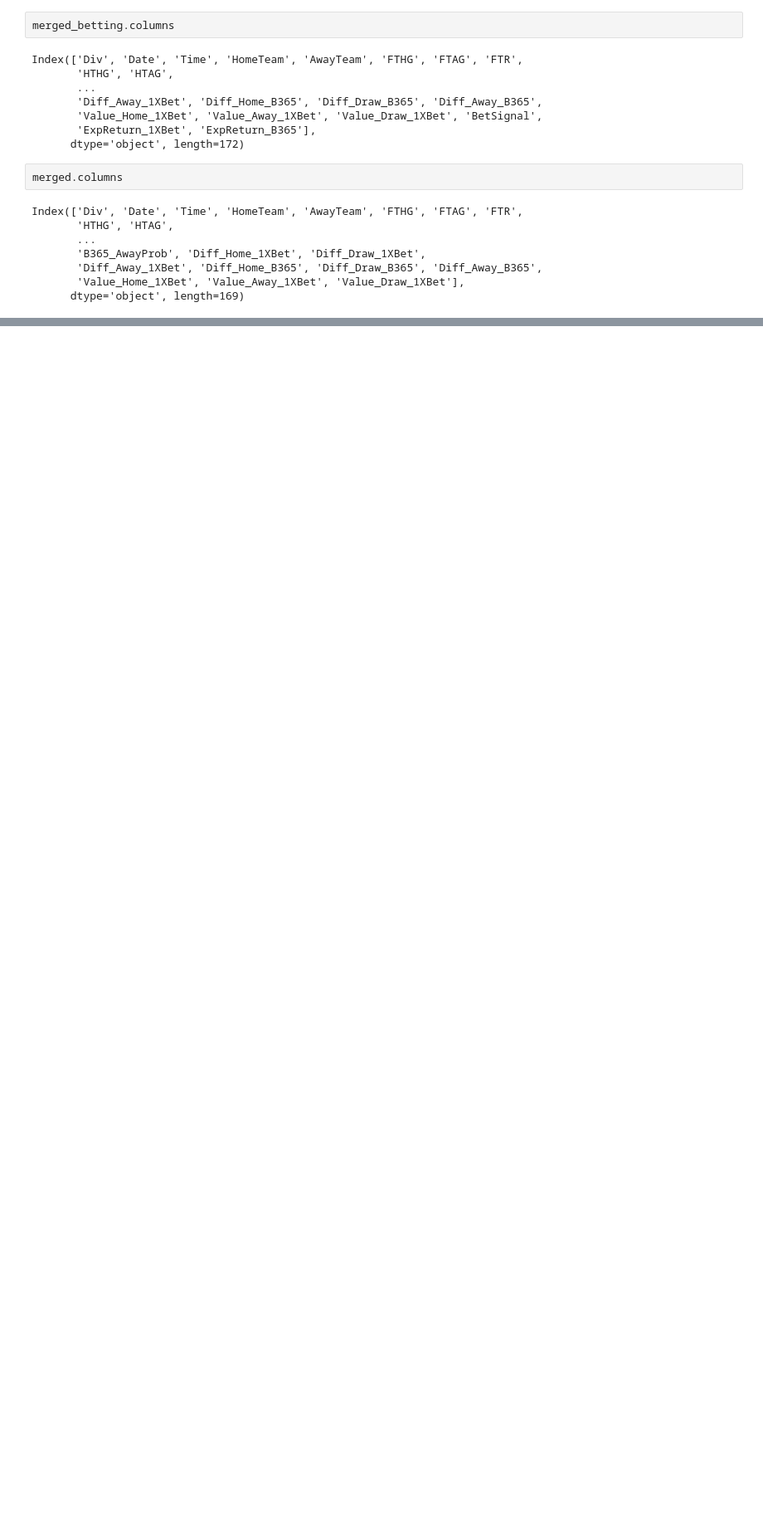
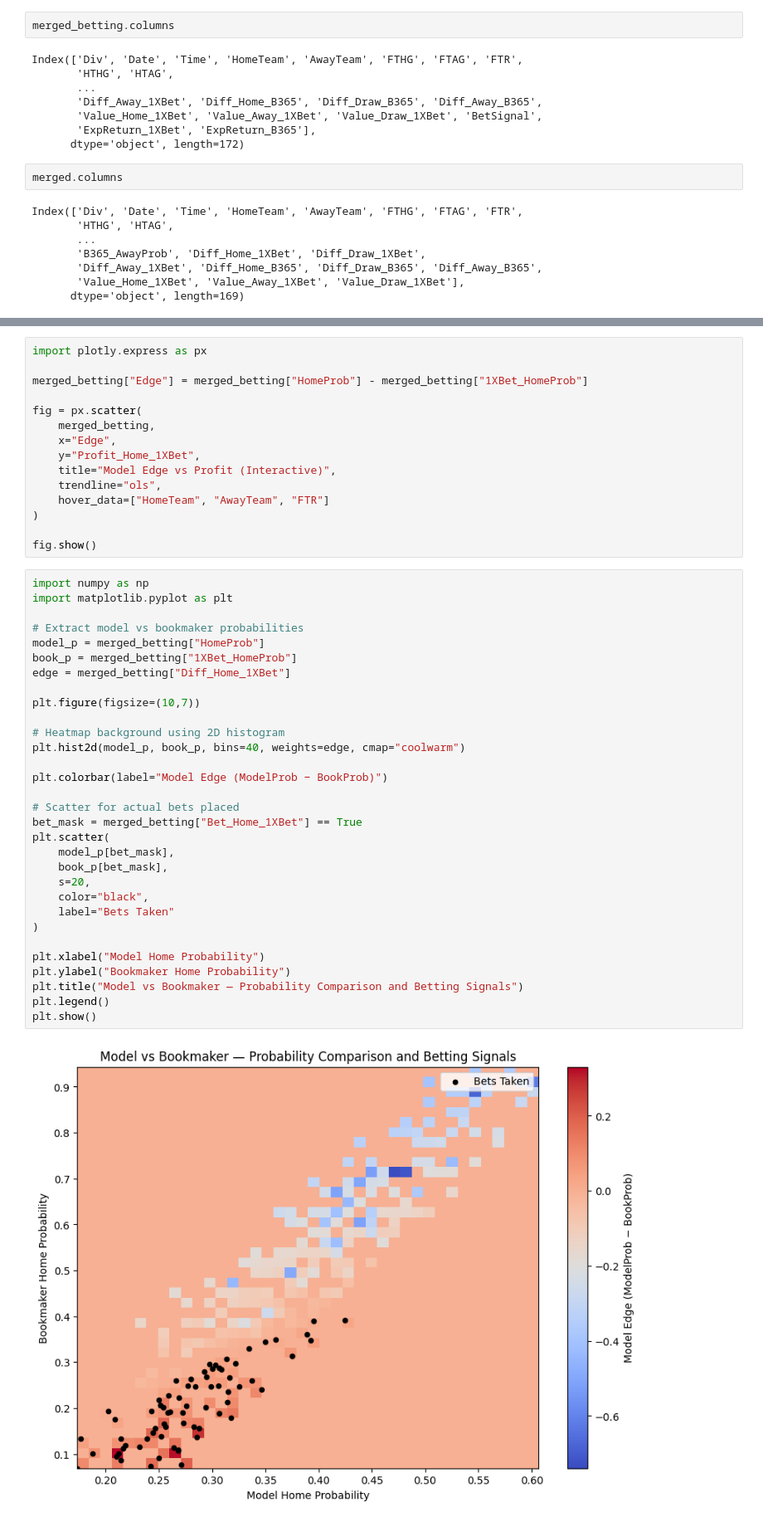
Before and after one commit to SimonteBiesebeek/FinalProject, a Jupyter notebook: JupyterFinalProject.ipynb, the cells around one changed output, grey strips where cells are left out. Shown at 83% size. Saved outputs shown, nothing was run; the diff lists cells and outputs as text; blank space fills up the shorter version.

```diff
--- a/JupyterFinalProject.ipynb
+++ b/JupyterFinalProject.ipynb
@@ -1814,0 +1741,48 @@ def compute_returns(merged_betting, book_prefix):
+# %%
+import plotly.express as px
+
+merged_betting["Edge"] = merged_betting["HomeProb"] - merged_betting["1XBet_HomeProb"]
+
+fig = px.scatter(
+    merged_betting,
+    x="Edge",
+    y="Profit_Home_1XBet",
+    title="Model Edge vs Profit (Interactive)",
+    trendline="ols",
+    hover_data=["HomeTeam", "AwayTeam", "FTR"]
+)
+
+fig.show()
+# %%
+import numpy as np
+import matplotlib.pyplot as plt
+
+# Extract model vs bookmaker probabilities
+model_p = merged_betting["HomeProb"]
+book_p = merged_betting["1XBet_HomeProb"]
+edge = merged_betting["Diff_Home_1XBet"]
+
+plt.figure(figsize=(10,7))
+
+# Heatmap background using 2D histogram
+plt.hist2d(model_p, book_p, bins=40, weights=edge, cmap="coolwarm")
+
+plt.colorbar(label="Model Edge (ModelProb − BookProb)")
+
+# Scatter for actual bets placed
+bet_mask = merged_betting["Bet_Home_1XBet"] == True
+plt.scatter(
+    model_p[bet_mask],
+    book_p[bet_mask],
+    s=20,
+    color="black",
+    label="Bets Taken"
+)
+
+plt.xlabel("Model Home Probability")
+plt.ylabel("Bookmaker Home Probability")
+plt.title("Model vs Bookmaker — Probability Comparison and Betting Signals")
+plt.legend()
+plt.show()
+# %% [output]
+[figure, added]
```
Also changed, not shown: parts of 7 cells of this notebook, 3 other files.
